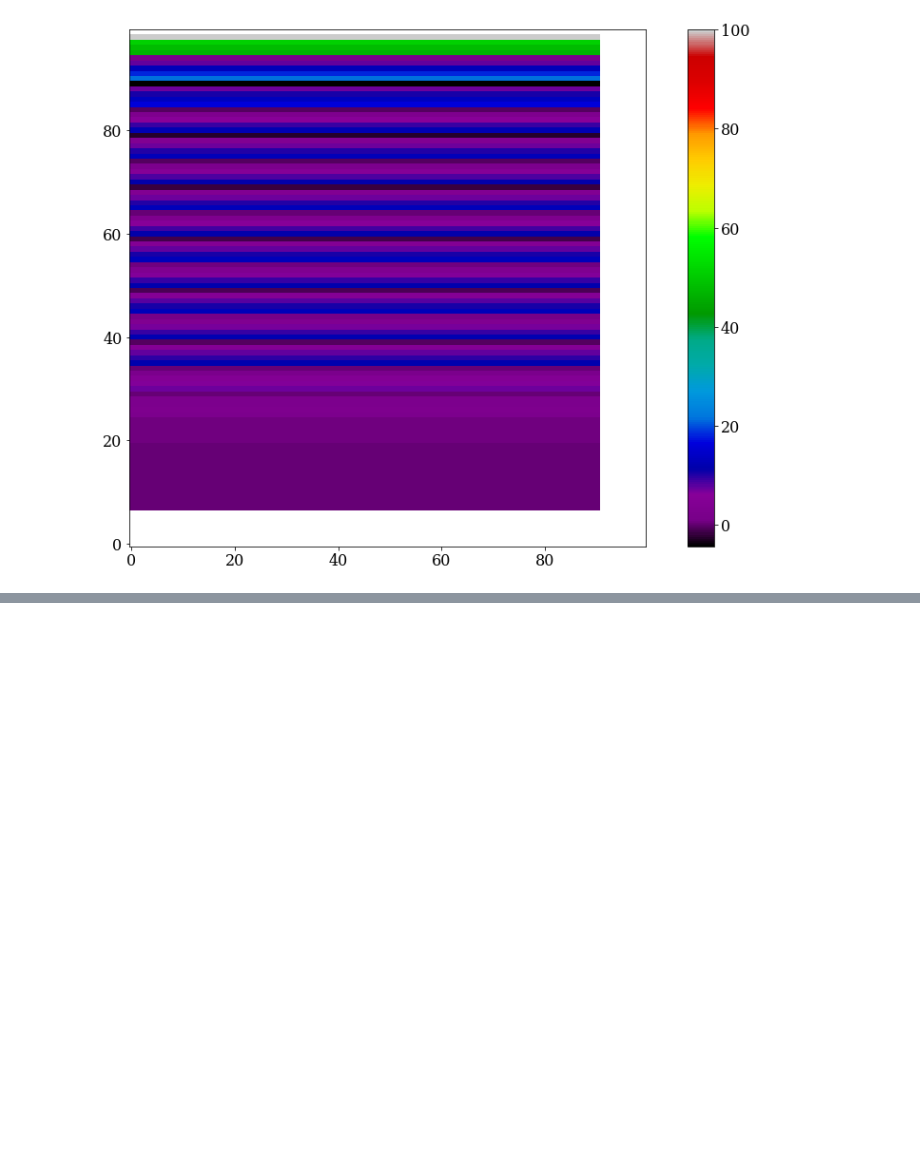
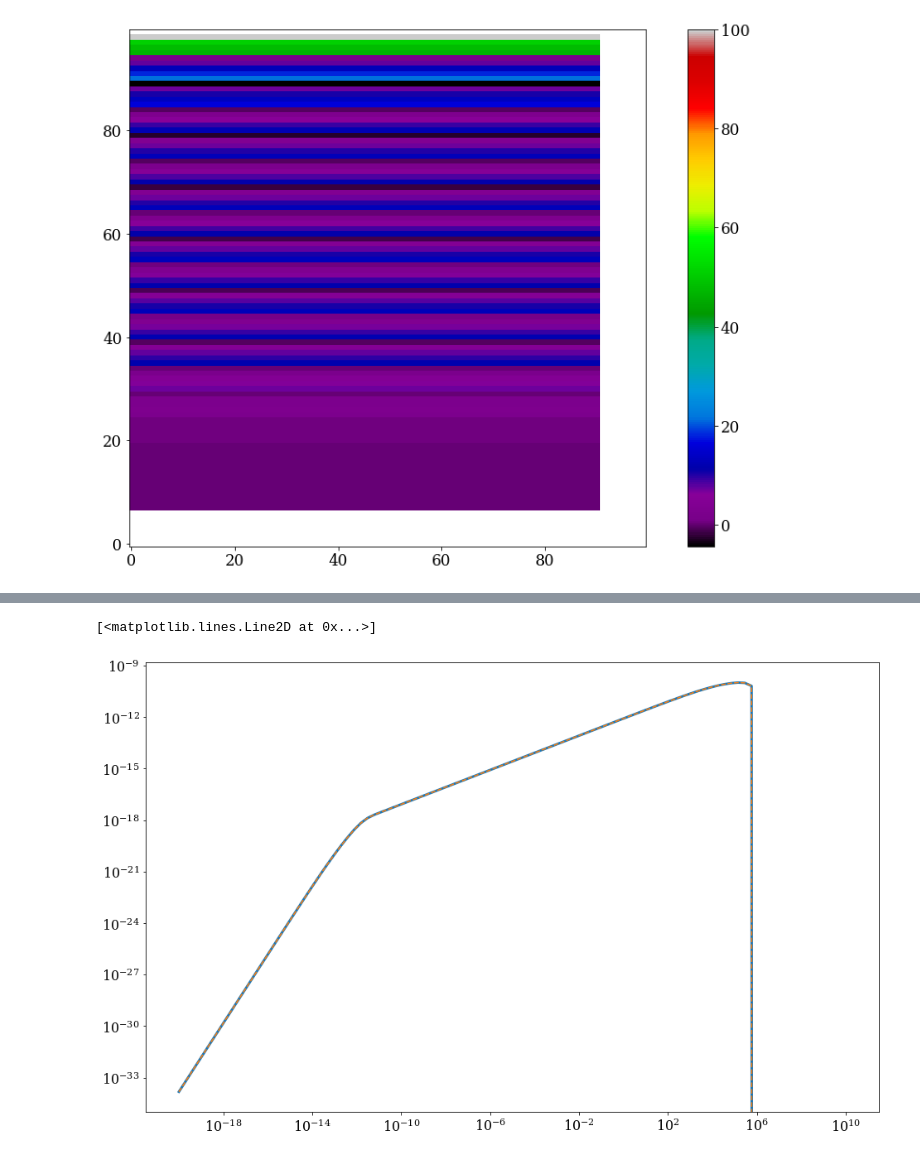
Before and after one commit to renlliang3/ClusterModel, a Jupyter notebook: notebook/model_dev_parameters.ipynb, the cells around one changed output, grey strips where cells are left out. Saved outputs shown, nothing was run; the diff lists cells and outputs as text; code cells hidden in the pictures; blank space fills up the shorter version.

```diff
--- a/notebook/model_dev_parameters.ipynb
+++ b/notebook/model_dev_parameters.ipynb
@@ -155,0 +242,28 @@ plt.colorbar()
+# %%
+def Je(eng):
+    return eng**-2
+
+def Je2(rad, eng):
+    et = (np.tile(eng**-2, [len(rad),1]))
+    rt = np.tile(1/(1+(rad/10.0)**2)**-1.5, [len(eng),1]).T
+    return  et * rt
+# %%
+i = 0
+# %%
+ic = cluster_electron_emission.ClusterElectronEmission(Je2, Eemin=np.amin(Ee.value)*Ee.unit, Eemax=np.amax(Ee.value)*Ee.unit)
+ic.set_cr_energy_density(We*f_r, radius=radius, Emin=500*u.MeV, Emax=1*u.TeV)
+spec = ic.inverse_compton(Eg, radius_input=radius, redshift=0.0)
+# %%
+PartDist = naima.models.TableModel(Ee, Je(Ee.to_value('GeV'))*u.GeV**-1) # Trick Naima units
+ic_naima = naima.models.InverseCompton(PartDist)
+ic_naima.Eemin = np.amin(Ee.value)*Ee.unit
+ic_naima.Eemax = np.amax(Ee.value)*Ee.unit
+ic_naima.set_We(We.to_value('GeV cm-3')*u.GeV*f_r[i], Eemin=500*u.MeV, Eemax=1*u.TeV)
+spec_naima = ic_naima._spectrum(Eg)*u.cm**-3
+# %%
+plt.figure(1, figsize=(15,10))
+plt.loglog(Eg, Eg**2*spec[i,:].to('GeV-1 s-1 cm-3'), linewidth=3)
+plt.loglog(Eg, Eg**2*spec_naima.to('GeV-1 s-1 cm-3'), '--')
+# %% [output]
+[<matplotlib.lines.Line2D at 0x...>]
+[figure, added]
```
Also changed, not shown: parts of 16 cells of this notebook, 3 other files.
